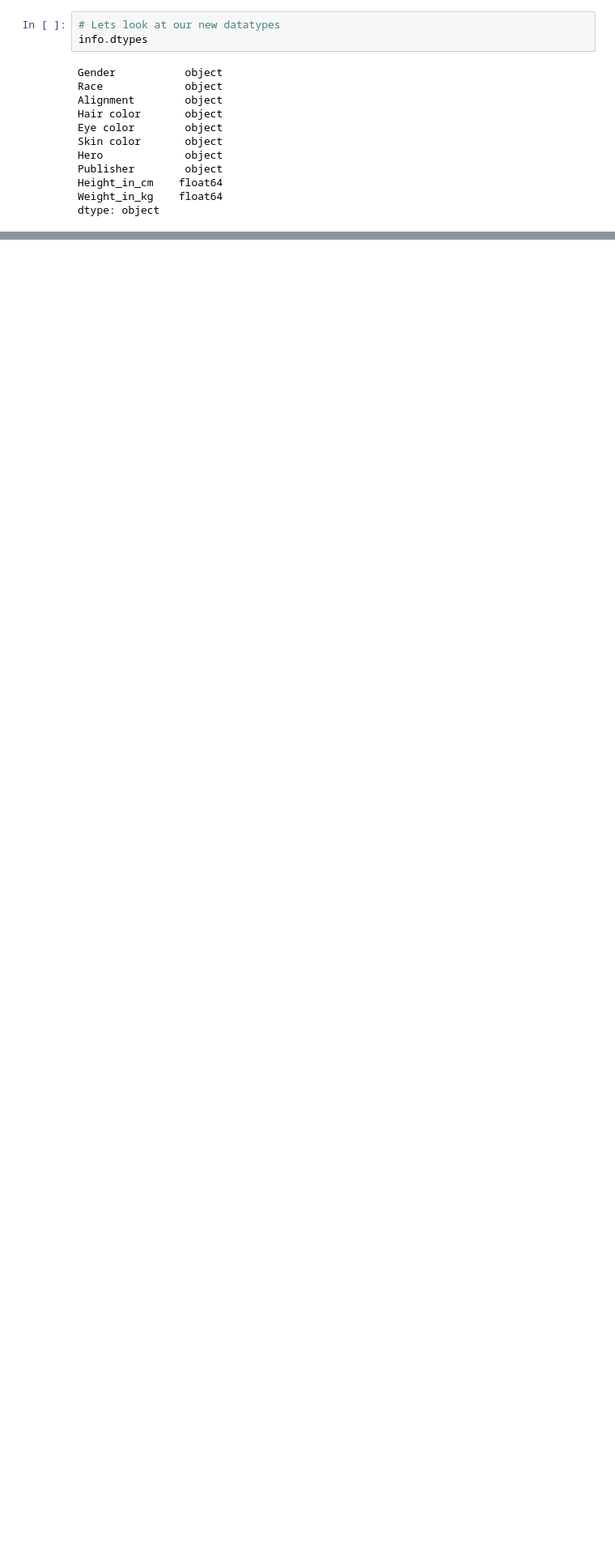
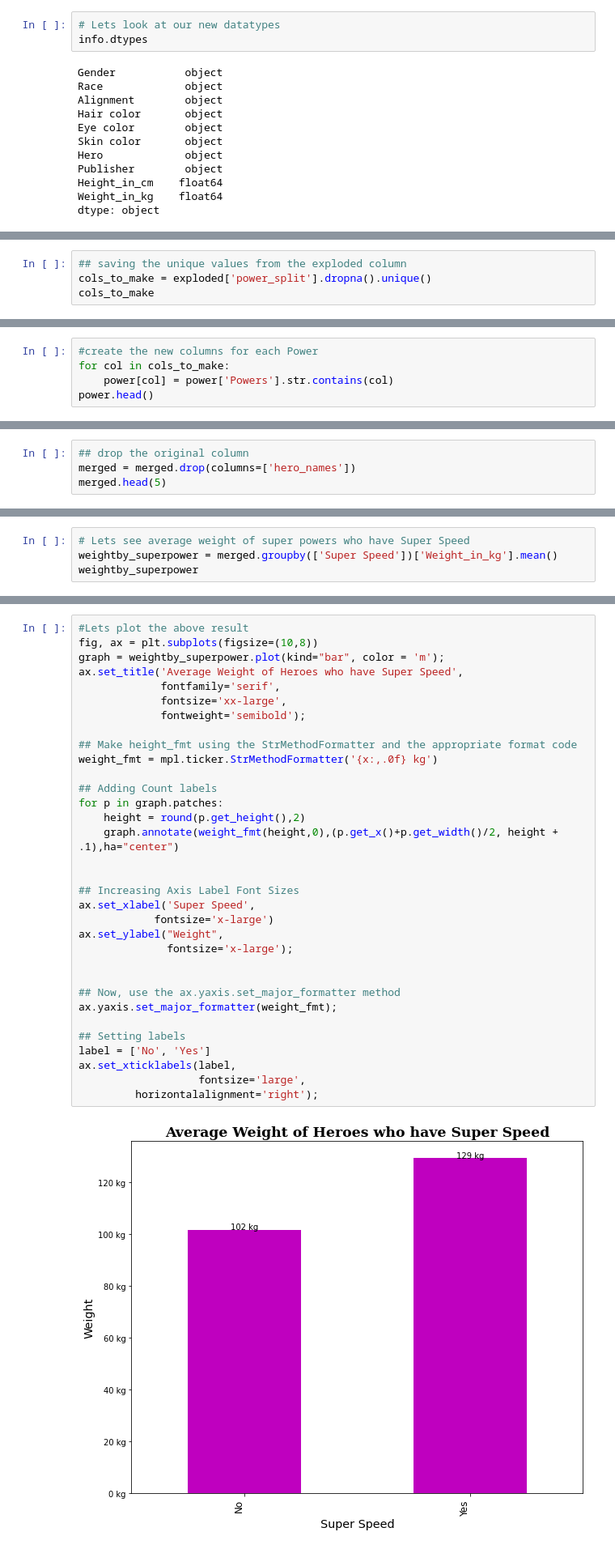
Before and after one commit to rdbhatkal/Superhero, a Jupyter notebook: Superhero.ipynb, the cells around one changed output, grey strips where cells are left out. Shown: that part at 81% size. Saved outputs shown, nothing was run; the diff lists cells and outputs as text; blank space fills up the shorter version.

```diff
--- a/Superhero.ipynb
+++ b/Superhero.ipynb
@@ -172,0 +248,4 @@ dtype: object
+# %%
+## saving the unique values from the exploded column
+cols_to_make = exploded['power_split'].dropna().unique()
+cols_to_make
@@ -172,0 +270,5 @@ dtype: object
+# %%
+#create the new columns for each Power
+for col in cols_to_make:
+    power[col] = power['Powers'].str.contains(col)
+power.head()
@@ -233,0 +304,4 @@ power['Powers'].str.split(',',expand=True)
+# %%
+## drop the original column
+merged = merged.drop(columns=['hero_names'])
+merged.head(5)
@@ -233,0 +320,4 @@ power['Powers'].str.split(',',expand=True)
+# %%
+# Lets see average weight of super powers who have Super Speed
+weightby_superpower = merged.groupby(['Super Speed'])['Weight_in_kg'].mean()
+weightby_superpower
@@ -233,0 +329,35 @@ power['Powers'].str.split(',',expand=True)
+# %%
+#Lets plot the above result
+fig, ax = plt.subplots(figsize=(10,8))
+graph = weightby_superpower.plot(kind="bar", color = 'm');
+ax.set_title('Average Weight of Heroes who have Super Speed',
+             fontfamily='serif',
+             fontsize='xx-large',
+             fontweight='semibold');
+
+## Make height_fmt using the StrMethodFormatter and the appropriate format code
+weight_fmt = mpl.ticker.StrMethodFormatter('{x:,.0f} kg')
+
+## Adding Count labels
+for p in graph.patches:
+    height = round(p.get_height(),2)
+    graph.annotate(weight_fmt(height,0),(p.get_x()+p.get_width()/2, height + .1),ha="center")
+
+
+## Increasing Axis Label Font Sizes
+ax.set_xlabel('Super Speed',
+            fontsize='x-large')
+ax.set_ylabel("Weight",
+              fontsize='x-large');
+
+
+## Now, use the ax.yaxis.set_major_formatter method
+ax.yaxis.set_major_formatter(weight_fmt);
+
+## Setting labels
+label = ['No', 'Yes']
+ax.set_xticklabels(label,
+                   fontsize='large',
+         horizontalalignment='right');
+# %% [output]
+[figure, added]
```
Also changed, not shown: parts of 29 cells of this notebook.
